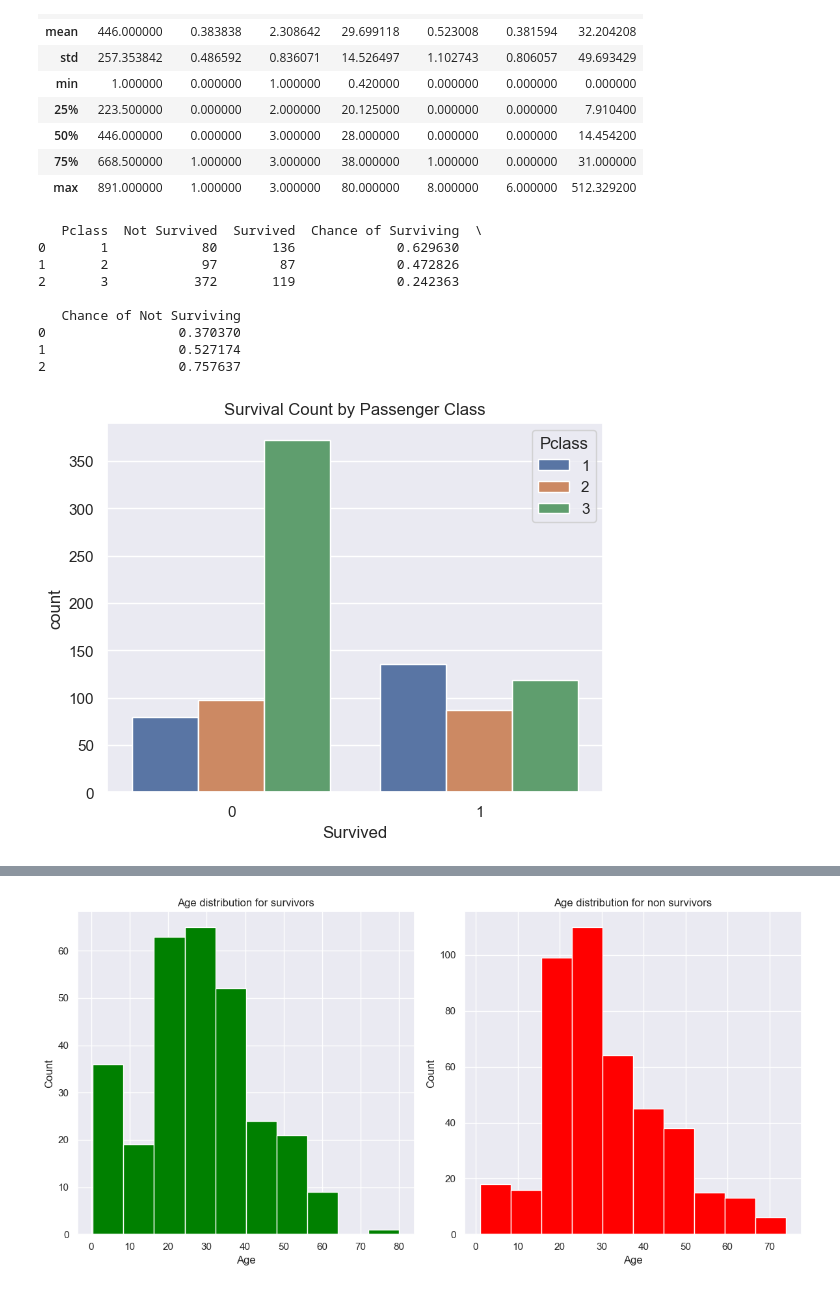
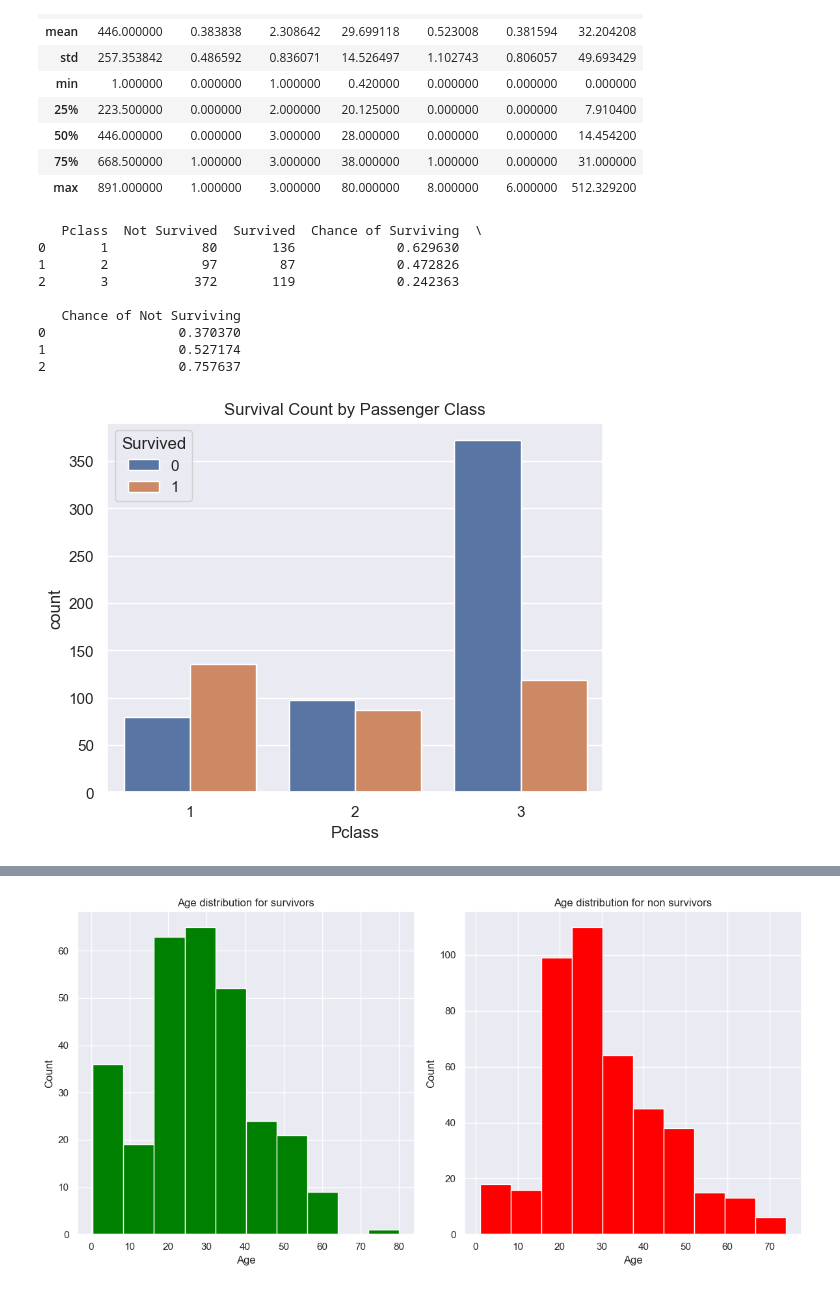
Before and after one commit to filcampos00/ML-titanic, a Jupyter notebook: src/titanic_notebook.ipynb, the cells around one changed output, grey strips where cells are left out. Saved outputs shown, nothing was run; the diff lists cells and outputs as text; code cells hidden in the pictures.

Commit message:
charts

```diff
--- a/src/titanic_notebook.ipynb
+++ b/src/titanic_notebook.ipynb
@@ -89,29 +89,31 @@ train_df.describe()
 | max | 891.000000 | 1.000000 | 3.000000 | 80.000000 | 8.000000 | 6.000000 | 512.329200 |
 # %%
 # number of survivors by Pclass
-survival_count_by_class = train_df.groupby(['Pclass', 'Survived']).size().unstack()
-survival_count_by_class.columns = ['Not Survived', 'Survived']
+# survival_count_by_class = train_df.groupby(['Pclass', 'Survived']).size().unstack()
+# survival_count_by_class.columns = ['Not Survived', 'Survived']
+#
+# survival_chance_by_class = train_df.groupby('Pclass')['Survived'].mean().reset_index()
+# survival_chance_by_class['Chance of Not Surviving'] = 1 - survival_chance_by_class['Survived']
+# survival_chance_by_class.columns = ['Pclass', 'Chance of Surviving', 'Chance of Not Surviving']
+#
+# merged_table = pd.merge(survival_count_by_class, survival_chance_by_class, on='Pclass')
+# print(merged_table)
+#
+# # chart
+# sns.countplot(x='Pclass', hue='Survived', data=train_df)
+# plt.title('Survival Count by Passenger Class')
+# plt.show()
 
-survival_chance_by_class = train_df.groupby('Pclass')['Survived'].mean().reset_index()
-survival_chance_by_class['Chance of Not Surviving'] = 1 - survival_chance_by_class['Survived']
-survival_chance_by_class.columns = ['Pclass', 'Chance of Surviving', 'Chance of Not Surviving']
-
-merged_table = pd.merge(survival_count_by_class, survival_chance_by_class, on='Pclass')
-print(merged_table)
-
-# chart
-sns.countplot(x='Survived', hue='Pclass', data=train_df)
-plt.title('Survival Count by Passenger Class')
-plt.show()
+# Most passengers in Pclass=1 survived
 # %% [output]
    Pclass  Not Survived  Survived  Chance of Surviving  \
 0       1            80       136             0.629630
 1       2            97        87             0.472826
 2       3           372       119             0.242363
 
    Chance of Not Surviving
 0                 0.370370
 1                 0.527174
 2                 0.757637
-[figure, old version]
+[figure, new version]
 # %%
```
Also changed, not shown: parts of 4 cells of this notebook.
